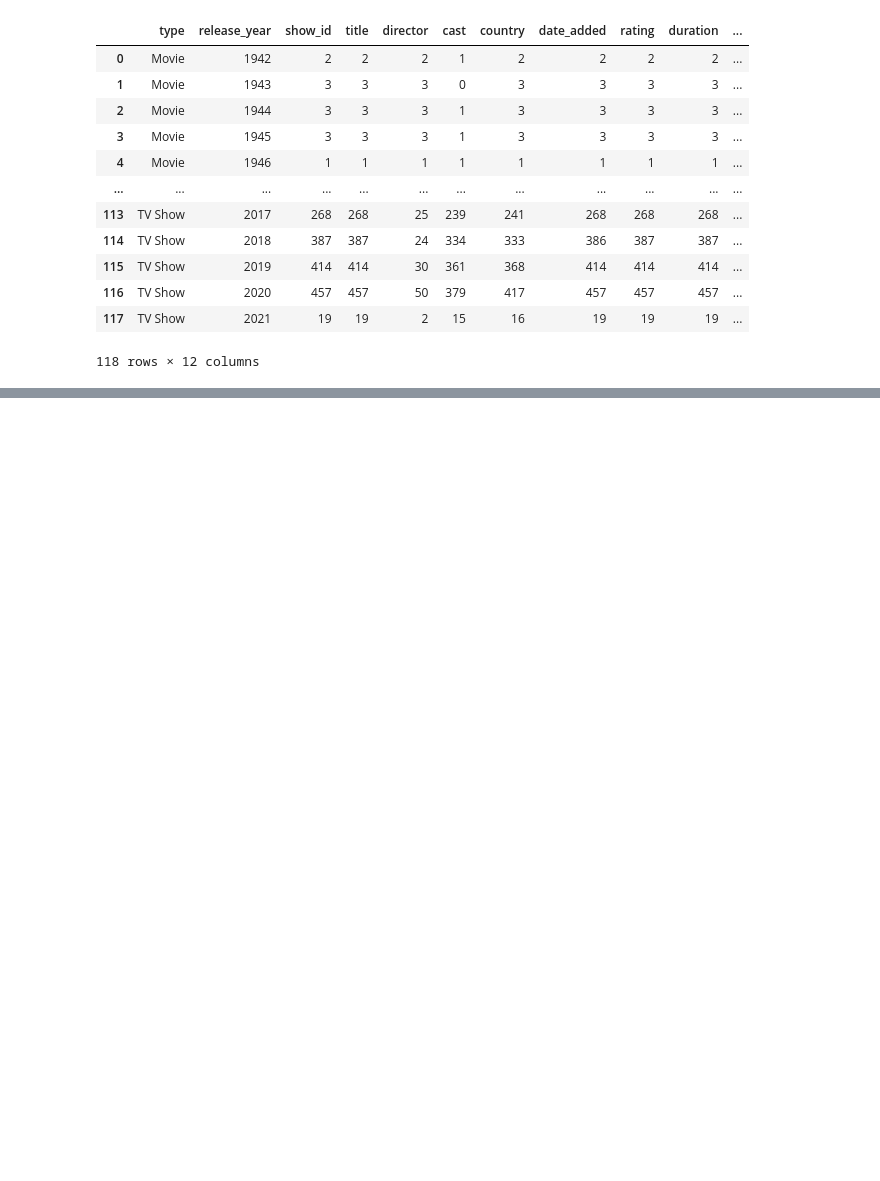
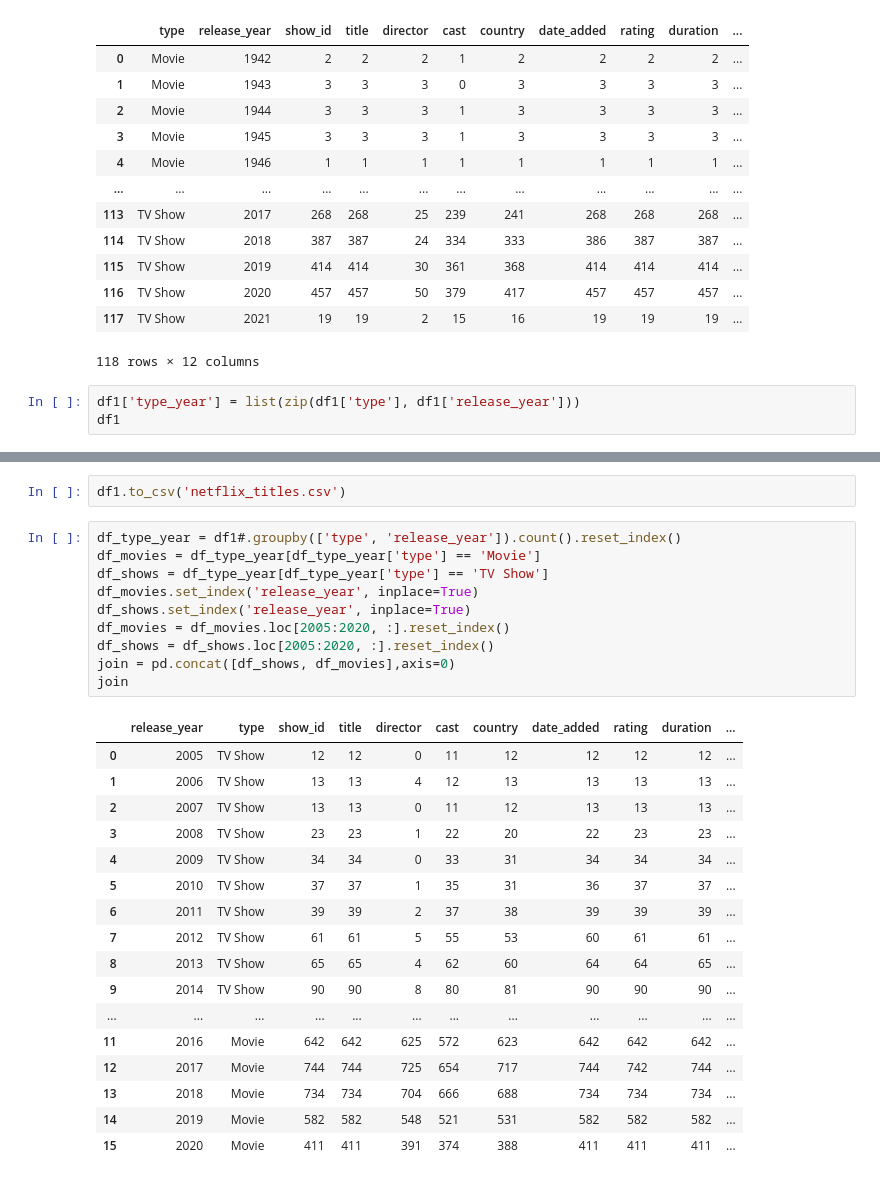
Before and after one commit to JYadav1/NetflixDataAnalysis, a Jupyter notebook: Which_year_produced_the_most_content.ipynb, the cells around one changed output, grey strips where cells are left out. Drawn from its saved outputs; the diff is of its cells as text; blank space fills up the shorter version.

```diff
--- a/Which_year_produced_the_most_content.ipynb
+++ b/Which_year_produced_the_most_content.ipynb
@@ -23,3 +23,6 @@ df1
 | 116 | TV Show | 2020 | 457 | 457 | 50 | 379 | 417 | 457 | 457 | 457 | ... |
 | 117 | TV Show | 2021 | 19 | 19 | 2 | 15 | 16 | 19 | 19 | 19 | ... |
 118 rows × 12 columns
+# %%
+df1['type_year'] = list(zip(df1['type'], df1['release_year']))
+df1
@@ -33,3 +50,33 @@ alt.Chart(df1).mark_bar().encode(
 )
 # %% [output]
 [interactive output not drawn]
+# %%
+df1.to_csv('netflix_titles.csv')
+# %%
+df_type_year = df1#.groupby(['type', 'release_year']).count().reset_index()
+df_movies = df_type_year[df_type_year['type'] == 'Movie']
+df_shows = df_type_year[df_type_year['type'] == 'TV Show']
+df_movies.set_index('release_year', inplace=True)
+df_shows.set_index('release_year', inplace=True)
+df_movies = df_movies.loc[2005:2020, :].reset_index()
+df_shows = df_shows.loc[2005:2020, :].reset_index()
+join = pd.concat([df_shows, df_movies],axis=0)
+join
+# %% [output]
+|  | release_year | type | show_id | title | director | cast | country | date_added | rating | duration | ... |
+| 0 | 2005 | TV Show | 12 | 12 | 0 | 11 | 12 | 12 | 12 | 12 | ... |
+| 1 | 2006 | TV Show | 13 | 13 | 4 | 12 | 13 | 13 | 13 | 13 | ... |
+| 2 | 2007 | TV Show | 13 | 13 | 0 | 11 | 12 | 13 | 13 | 13 | ... |
+| 3 | 2008 | TV Show | 23 | 23 | 1 | 22 | 20 | 22 | 23 | 23 | ... |
+| 4 | 2009 | TV Show | 34 | 34 | 0 | 33 | 31 | 34 | 34 | 34 | ... |
+| 5 | 2010 | TV Show | 37 | 37 | 1 | 35 | 31 | 36 | 37 | 37 | ... |
+| 6 | 2011 | TV Show | 39 | 39 | 2 | 37 | 38 | 39 | 39 | 39 | ... |
+| 7 | 2012 | TV Show | 61 | 61 | 5 | 55 | 53 | 60 | 61 | 61 | ... |
+| 8 | 2013 | TV Show | 65 | 65 | 4 | 62 | 60 | 64 | 64 | 65 | ... |
+| 9 | 2014 | TV Show | 90 | 90 | 8 | 80 | 81 | 90 | 90 | 90 | ... |
+| ... | ... | ... | ... | ... | ... | ... | ... | ... | ... | ... | ... |
+| 11 | 2016 | Movie | 642 | 642 | 625 | 572 | 623 | 642 | 642 | 642 | ... |
+| 12 | 2017 | Movie | 744 | 744 | 725 | 654 | 717 | 744 | 742 | 744 | ... |
+| 13 | 2018 | Movie | 734 | 734 | 704 | 666 | 688 | 734 | 734 | 734 | ... |
+| 14 | 2019 | Movie | 582 | 582 | 548 | 521 | 531 | 582 | 582 | 582 | ... |
+| 15 | 2020 | Movie | 411 | 411 | 391 | 374 | 388 | 411 | 411 | 411 | ... |
```
Also changed, not shown: parts of 2 cells of this notebook, 2 other files.
